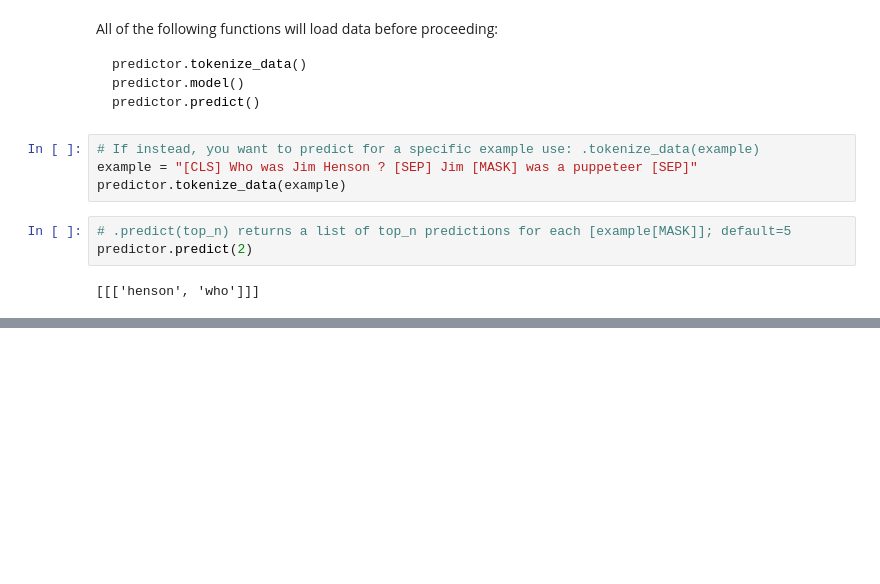
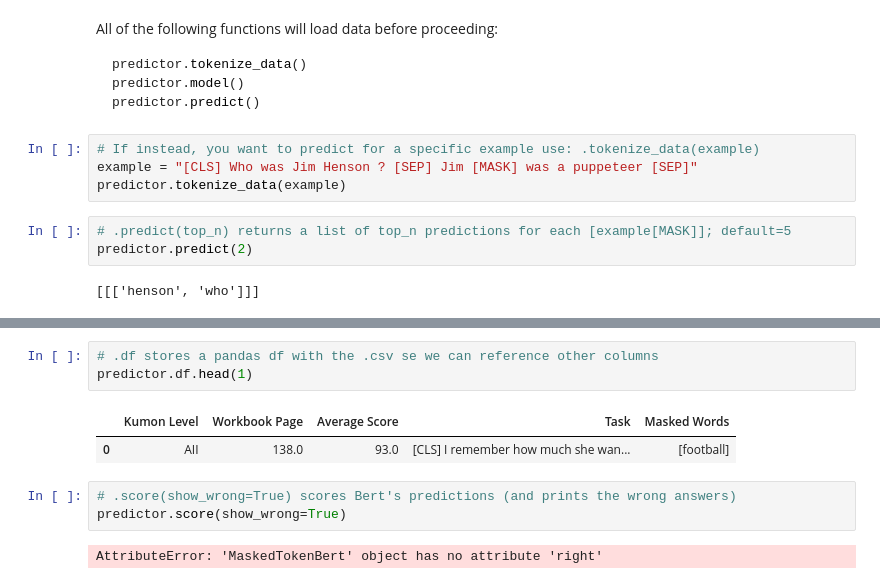
Before and after one commit to sroy2/ccm-project, a Jupyter notebook: src/demo.ipynb, the cells around one changed output, grey strips where cells are left out. Drawn from its saved outputs; the diff is of its cells as text; blank space fills up the shorter version.

```diff
--- a/src/demo.ipynb
+++ b/src/demo.ipynb
@@ -58,0 +90,11 @@ predictor.encoded_layers
+# %%
+# .df stores a pandas df with the .csv se we can reference other columns
+predictor.df.head(1)
+# %% [output]
+|  | Kumon Level | Workbook Page | Average Score | Task | Masked Words |
+| 0 | AII | 138.0 | 93.0 | [CLS] I remember how much she wan... | [football] |
+# %%
+# .score(show_wrong=True) scores Bert's predictions (and prints the wrong answers)
+predictor.score(show_wrong=True)
+# %% [output]
+AttributeError: 'MaskedTokenBert' object has no attribute 'right'
```
Also changed, not shown: parts of 4 cells of this notebook, 4 other files.
